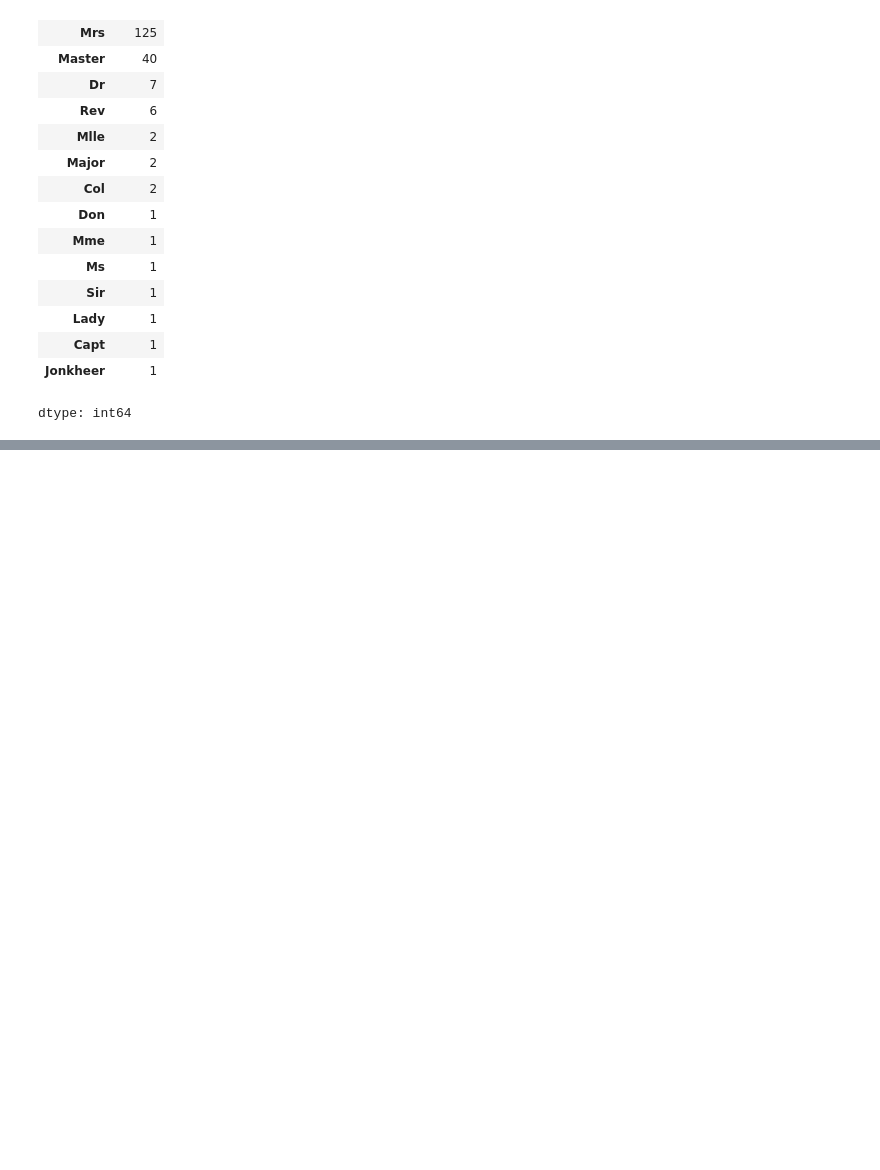
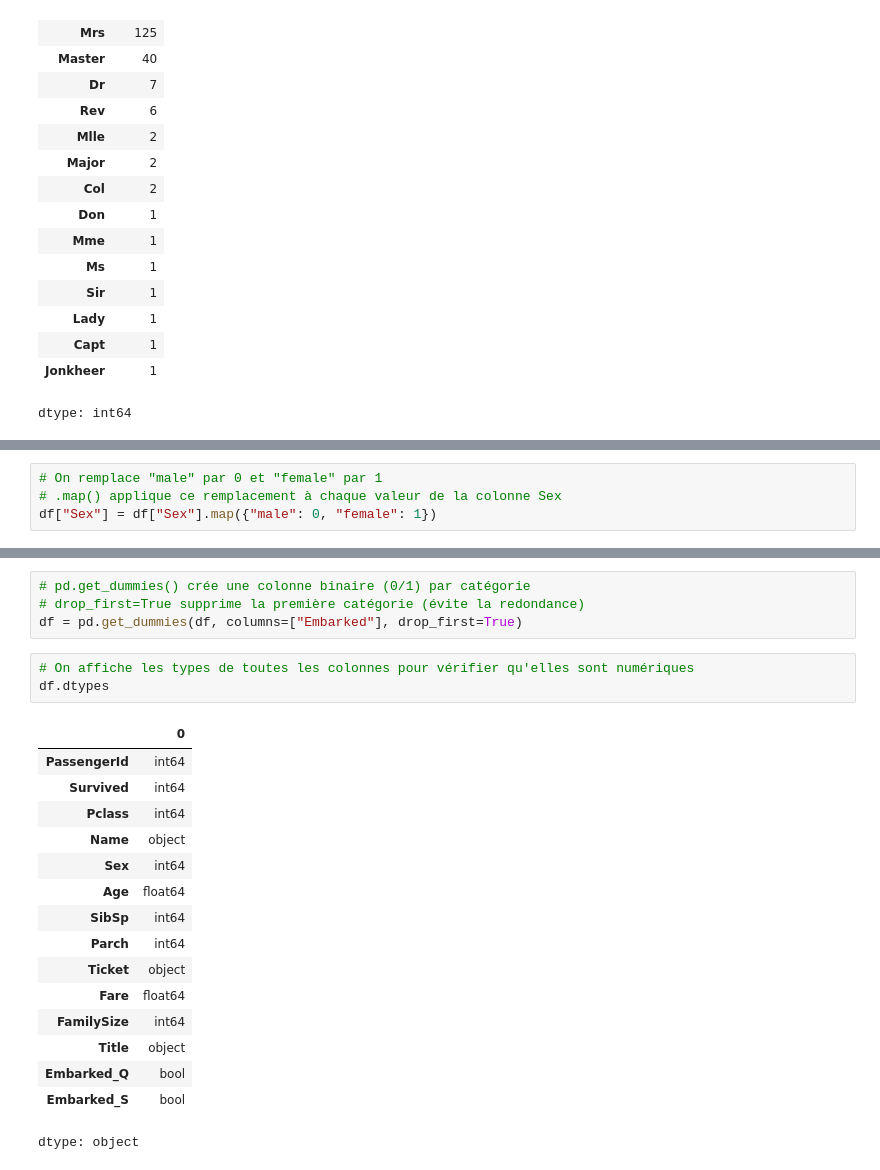
Before and after one commit to kaneserignembacke260-beep/titanic-ml-pipeline, a Jupyter notebook: 04_nettoyage.ipynb, the cells around one changed output, grey strips where cells are left out. Saved outputs shown, nothing was run; the diff lists cells and outputs as text; blank space fills up the shorter version.

```diff
--- a/04_nettoyage.ipynb
+++ b/04_nettoyage.ipynb
@@ -126,0 +153,4 @@ dtype: int64
+# %%
+# On remplace "male" par 0 et "female" par 1
+# .map() applique ce remplacement à chaque valeur de la colonne Sex
+df["Sex"] = df["Sex"].map({"male": 0, "female": 1})
@@ -126,0 +166,24 @@ dtype: int64
+# %%
+# pd.get_dummies() crée une colonne binaire (0/1) par catégorie
+# drop_first=True supprime la première catégorie (évite la redondance)
+df = pd.get_dummies(df, columns=["Embarked"], drop_first=True)
+# %%
+# On affiche les types de toutes les colonnes pour vérifier qu'elles sont numériques
+df.dtypes
+# %% [output]
+|  | 0 |
+| PassengerId | int64 |
+| Survived | int64 |
+| Pclass | int64 |
+| Name | object |
+| Sex | int64 |
+| Age | float64 |
+| SibSp | int64 |
+| Parch | int64 |
+| Ticket | object |
+| Fare | float64 |
+| FamilySize | int64 |
+| Title | object |
+| Embarked_Q | bool |
+| Embarked_S | bool |
+dtype: object
```
Also changed, not shown: parts of 5 cells of this notebook.
